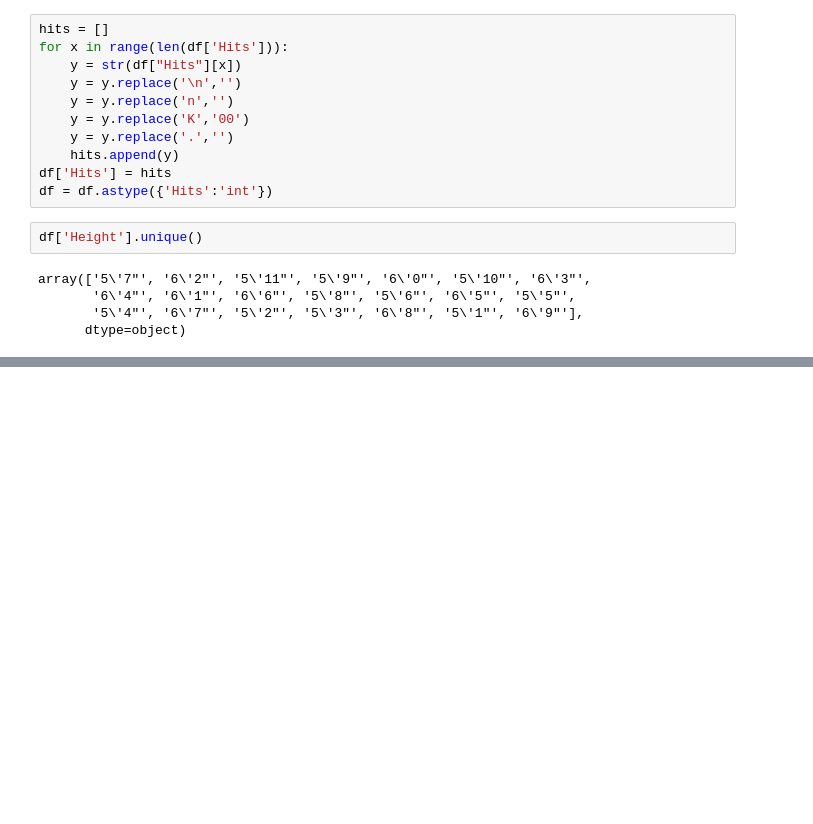
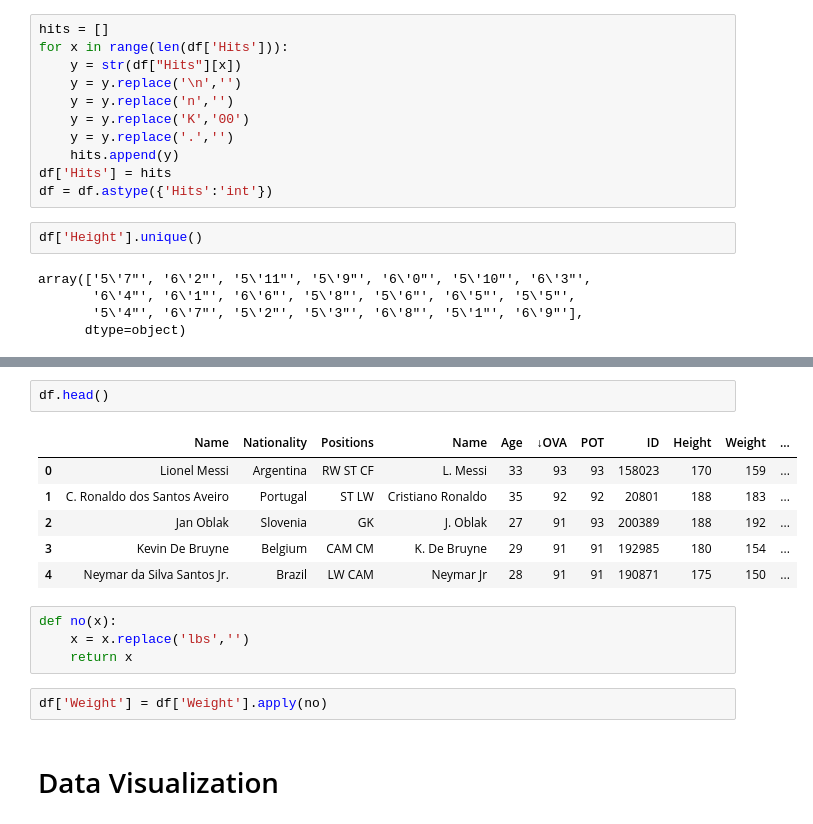
Before and after one commit to danebencedavid/dataCleaning_FIFA21, a Jupyter notebook: fifa21_cleaning_viz.ipynb, the cells around one changed output, grey strips where cells are left out. Saved outputs shown, nothing was run; the diff lists cells and outputs as text; blank space fills up the shorter version.

Commit message:
Finished data cleaning

```diff
--- a/fifa21_cleaning_viz.ipynb
+++ b/fifa21_cleaning_viz.ipynb
@@ -133,0 +188,17 @@ array(['5\'7"', '6\'2"', '5\'11"', '5\'9"', '6\'0"', '5\'10"', '6\'3"',
+# %%
+df.head()
+# %% [output]
+|  | Name | Nationality | Positions | Name | Age | ↓OVA | POT | ID | Height | Weight | ... |
+| 0 | Lionel Messi | Argentina | RW ST CF | L. Messi | 33 | 93 | 93 | 158023 | 170 | 159 | ... |
+| 1 | C. Ronaldo dos Santos Aveiro | Portugal | ST LW | Cristiano Ronaldo | 35 | 92 | 92 | 20801 | 188 | 183 | ... |
+| 2 | Jan Oblak | Slovenia | GK | J. Oblak | 27 | 91 | 93 | 200389 | 188 | 192 | ... |
+| 3 | Kevin De Bruyne | Belgium | CAM CM | K. De Bruyne | 29 | 91 | 91 | 192985 | 180 | 154 | ... |
+| 4 | Neymar da Silva Santos Jr. | Brazil | LW CAM | Neymar Jr | 28 | 91 | 91 | 190871 | 175 | 150 | ... |
+# %%
+def no(x):
+    x = x.replace('lbs','')
+    return x
+# %%
+df['Weight'] = df['Weight'].apply(no)
+# %% [markdown]
+# Data Visualization
```
Also changed, not shown: parts of 13 cells of this notebook.
